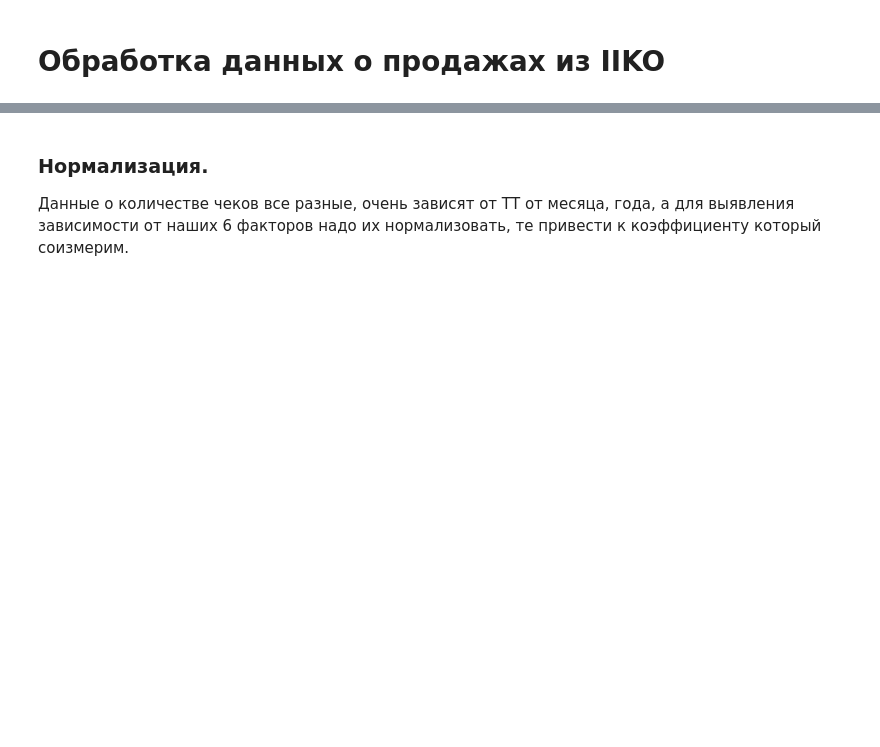
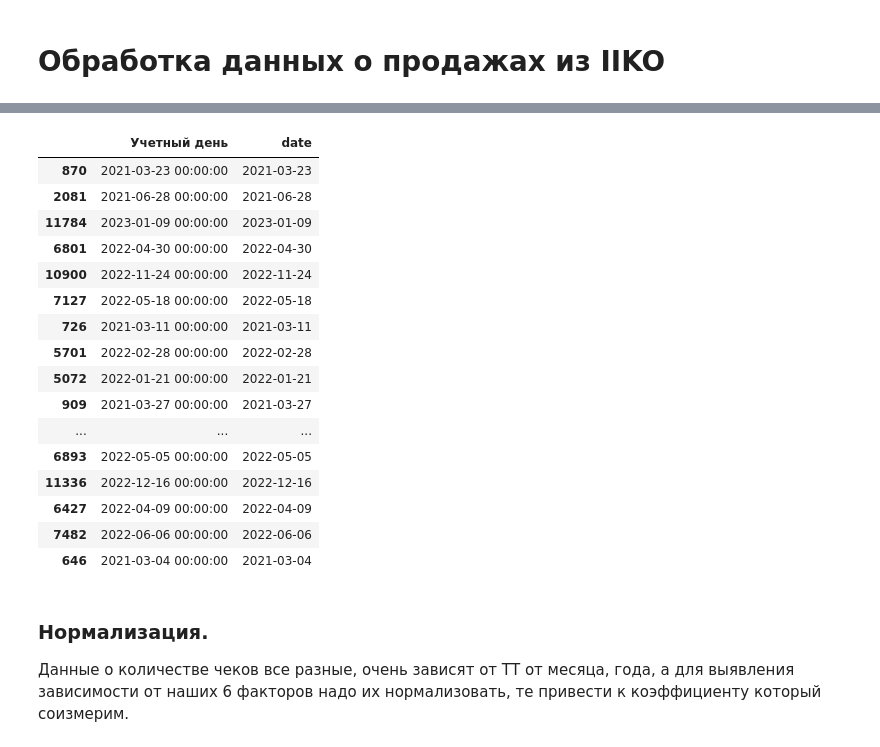
Before and after one commit to KeskilV/rb_daypp, a Jupyter notebook: ipynb/TZ_DPP.ipynb, the cells around one changed output, grey strips where cells are left out. Drawn from its saved outputs; the diff is of its cells as text; code cells hidden in the pictures; blank space fills up the shorter version.

```diff
--- a/ipynb/TZ_DPP.ipynb
+++ b/ipynb/TZ_DPP.ipynb
@@ -149,3 +140,23 @@ df.head()
+# %%
+df[['Учетный день','date']].sample(30)
+# %% [output]
+|  | Учетный день | date |
+| 870 | 2021-03-23 00:00:00 | 2021-03-23 |
+| 2081 | 2021-06-28 00:00:00 | 2021-06-28 |
+| 11784 | 2023-01-09 00:00:00 | 2023-01-09 |
+| 6801 | 2022-04-30 00:00:00 | 2022-04-30 |
+| 10900 | 2022-11-24 00:00:00 | 2022-11-24 |
+| 7127 | 2022-05-18 00:00:00 | 2022-05-18 |
+| 726 | 2021-03-11 00:00:00 | 2021-03-11 |
+| 5701 | 2022-02-28 00:00:00 | 2022-02-28 |
+| 5072 | 2022-01-21 00:00:00 | 2022-01-21 |
+| 909 | 2021-03-27 00:00:00 | 2021-03-27 |
+| ... | ... | ... |
+| 6893 | 2022-05-05 00:00:00 | 2022-05-05 |
+| 11336 | 2022-12-16 00:00:00 | 2022-12-16 |
+| 6427 | 2022-04-09 00:00:00 | 2022-04-09 |
+| 7482 | 2022-06-06 00:00:00 | 2022-06-06 |
+| 646 | 2021-03-04 00:00:00 | 2021-03-04 |
 # %% [markdown]
 ### Нормализация.
 Данные о количестве чеков все разные, очень зависят от ТТ от месяца, года, а для выявления зависимости от наших 6 факторов надо их нормализовать, те привести к коэффициенту который соизмерим.
```
Also changed, not shown: parts of 23 cells of this notebook, 3 other files.
